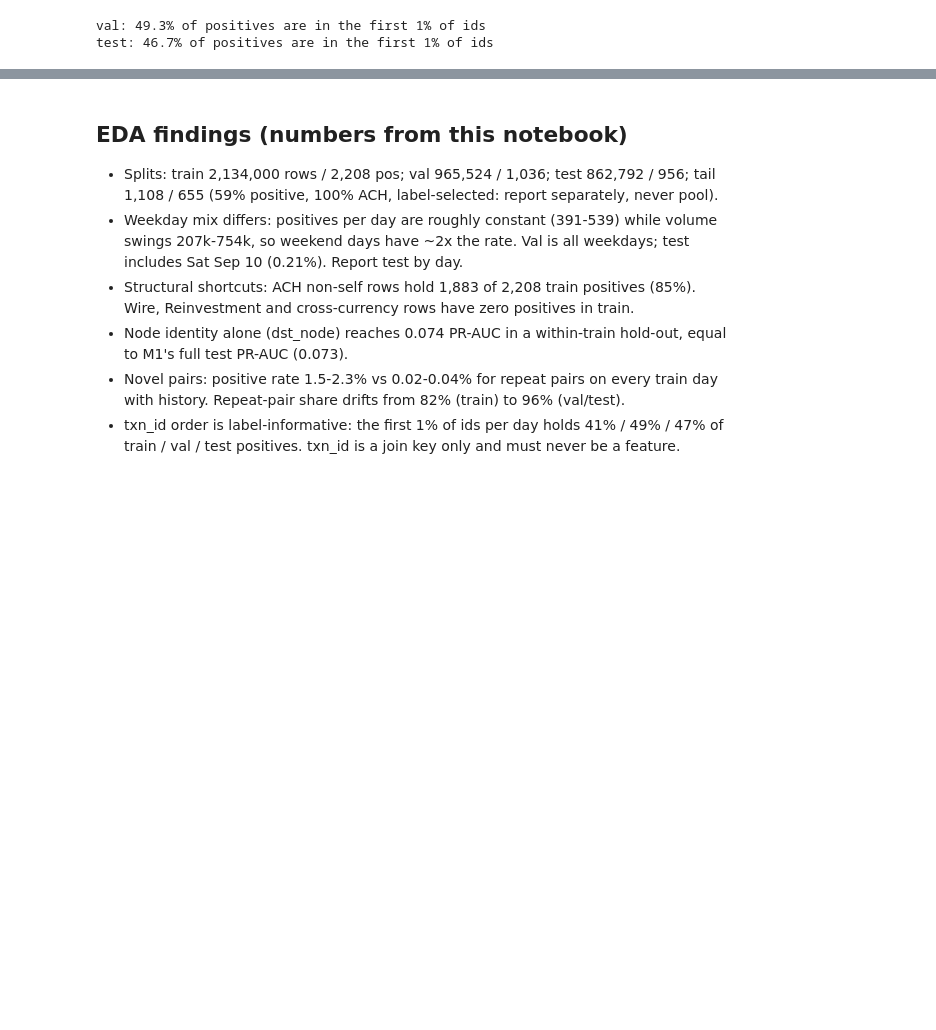
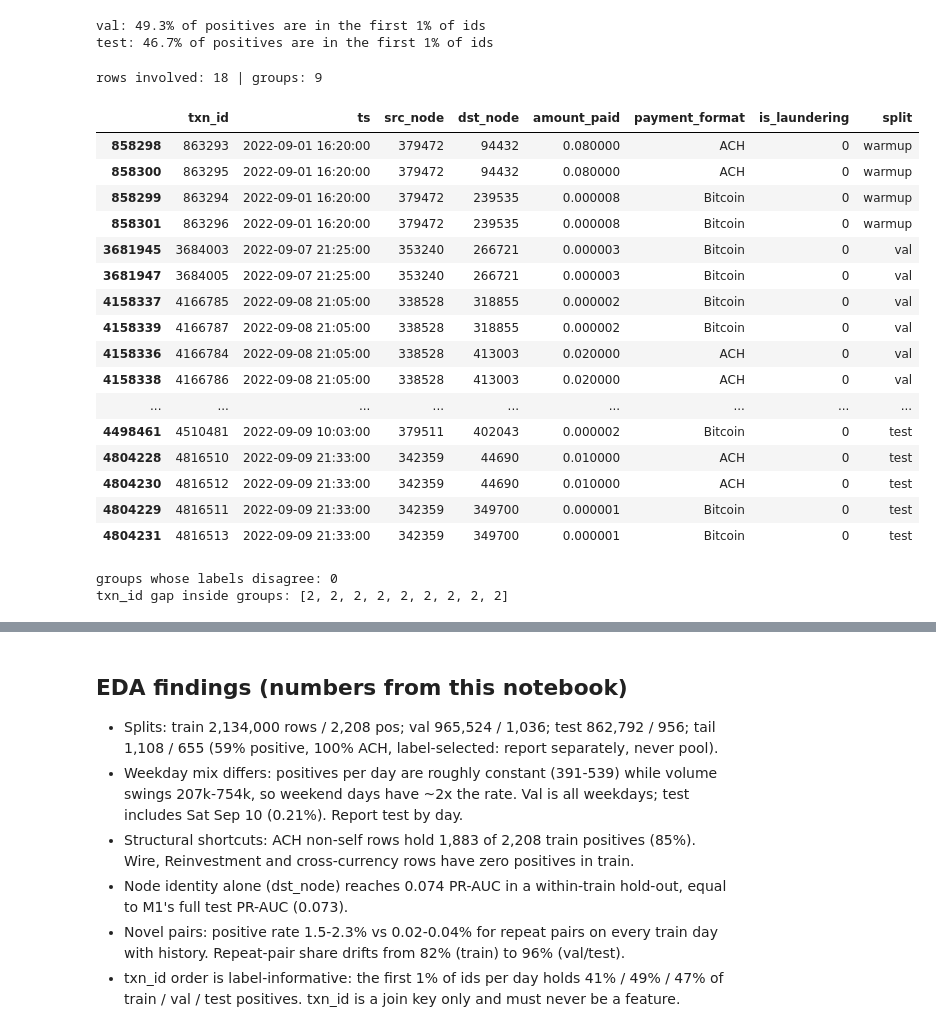
Before and after one commit to YADHRA/pods_AML, a Jupyter notebook: notebooks/01_eda.ipynb, the cells around one changed output, grey strips where cells are left out. Cells and saved outputs as stored; diff of their text form; code cells hidden in the pictures; blank space fills up the shorter version.

```diff
--- a/notebooks/01_eda.ipynb
+++ b/notebooks/01_eda.ipynb
@@ -1107,3 +1107,33 @@ for sp in ['val', 'test']:
 # %% [output]
 val: 49.3% of positives are in the first 1% of ids
 test: 46.7% of positives are in the first 1% of ids
+# %%
+# ---- Duplicates: look at them, don't just count them ----
+key = [c for c in df.columns if c not in ('txn_id', 'is_laundering', 'split')]
+d = df[df.duplicated(subset=key, keep=False)].sort_values(key)
+print("rows involved:", len(d), "| groups:", d.groupby(key, observed=True).ngroups)
+display(d[['txn_id','ts','src_node','dst_node','amount_paid','payment_format','is_laundering','split']])
+g = d.groupby(key, observed=True)
+print("groups whose labels disagree:", int((g['is_laundering'].nunique() > 1).sum()))
+print("txn_id gap inside groups:", g['txn_id'].agg(lambda s: s.max() - s.min()).tolist())
+# %% [output]
+rows involved: 18 | groups: 9
+|  | txn_id | ts | src_node | dst_node | amount_paid | payment_format | is_laundering | split |
+| 858298 | 863293 | 2022-09-01 16:20:00 | 379472 | 94432 | 0.080000 | ACH | 0 | warmup |
+| 858300 | 863295 | 2022-09-01 16:20:00 | 379472 | 94432 | 0.080000 | ACH | 0 | warmup |
+| 858299 | 863294 | 2022-09-01 16:20:00 | 379472 | 239535 | 0.000008 | Bitcoin | 0 | warmup |
+| 858301 | 863296 | 2022-09-01 16:20:00 | 379472 | 239535 | 0.000008 | Bitcoin | 0 | warmup |
+| 3681945 | 3684003 | 2022-09-07 21:25:00 | 353240 | 266721 | 0.000003 | Bitcoin | 0 | val |
+| 3681947 | 3684005 | 2022-09-07 21:25:00 | 353240 | 266721 | 0.000003 | Bitcoin | 0 | val |
+| 4158337 | 4166785 | 2022-09-08 21:05:00 | 338528 | 318855 | 0.000002 | Bitcoin | 0 | val |
+| 4158339 | 4166787 | 2022-09-08 21:05:00 | 338528 | 318855 | 0.000002 | Bitcoin | 0 | val |
+| 4158336 | 4166784 | 2022-09-08 21:05:00 | 338528 | 413003 | 0.020000 | ACH | 0 | val |
+| 4158338 | 4166786 | 2022-09-08 21:05:00 | 338528 | 413003 | 0.020000 | ACH | 0 | val |
+| ... | ... | ... | ... | ... | ... | ... | ... | ... |
+| 4498461 | 4510481 | 2022-09-09 10:03:00 | 379511 | 402043 | 0.000002 | Bitcoin | 0 | test |
+| 4804228 | 4816510 | 2022-09-09 21:33:00 | 342359 | 44690 | 0.010000 | ACH | 0 | test |
+| 4804230 | 4816512 | 2022-09-09 21:33:00 | 342359 | 44690 | 0.010000 | ACH | 0 | test |
+| 4804229 | 4816511 | 2022-09-09 21:33:00 | 342359 | 349700 | 0.000001 | Bitcoin | 0 | test |
+| 4804231 | 4816513 | 2022-09-09 21:33:00 | 342359 | 349700 | 0.000001 | Bitcoin | 0 | test |
+groups whose labels disagree: 0
+txn_id gap inside groups: [2, 2, 2, 2, 2, 2, 2, 2, 2]
```
Also changed, not shown: parts of 4 cells of this notebook.
